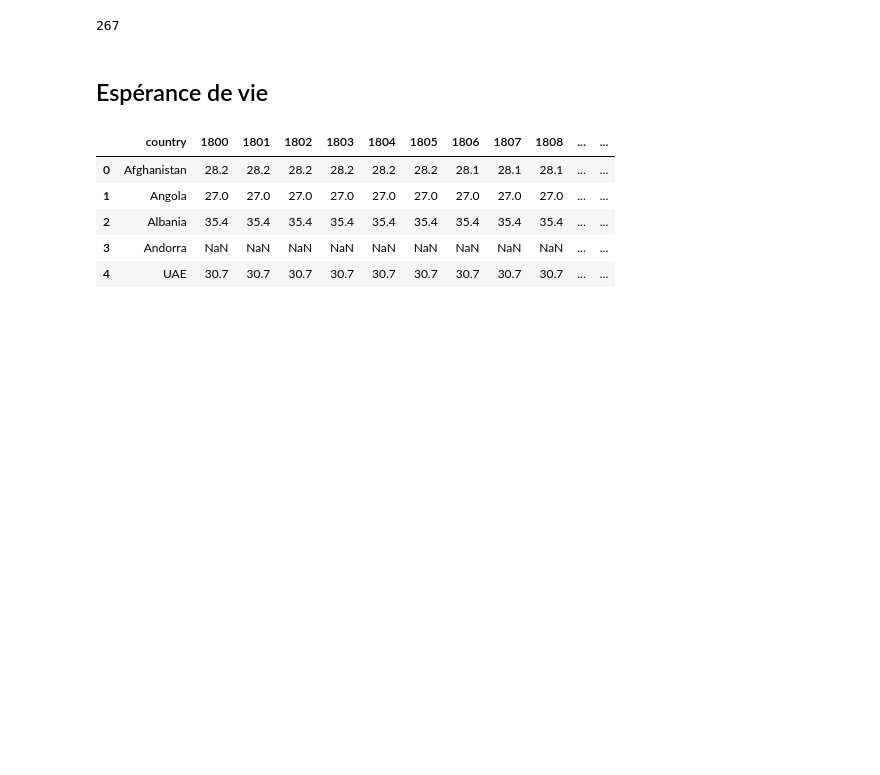
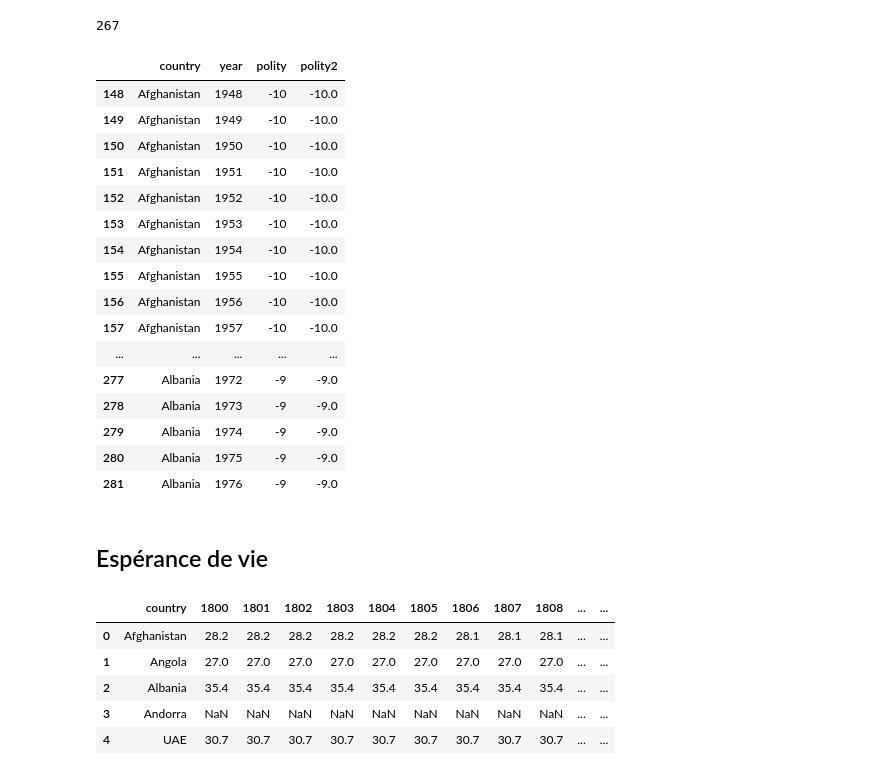
Before and after one commit to Jmuhleman/GML, a Jupyter notebook: socioeconomique/analyseExplo.ipynb, the cells around one changed output. Drawn from its saved outputs; the diff is of its cells as text; code cells hidden in the pictures; blank space fills up the shorter version.

```diff
--- a/socioeconomique/analyseExplo.ipynb
+++ b/socioeconomique/analyseExplo.ipynb
@@ -19,3 +142,33 @@ democratie.head()
 print(democratie.isna().sum().sum())
 # %% [output]
 267
+# %%
+
+# democratie[democratie['polity'] < -10]
+dem = democratie[democratie['year'] >= 1948]
+
+dem.head(100)
+
+
+#      print(democratie_tronquee.iloc[i, 0], democratie_tronquee.iloc[i, 1], democratie_tronquee.iloc[i, 2])--
+
+# dem.append({'year': democratie.iloc[i, 0], 'polity': democratie.iloc[i, 1], 'polity2': democratie.iloc[i, 2]}, ignore_index=True)
+#print(democratie.iloc[i, 0], democratie.iloc[i, 1], democratie.iloc[i, 2])
+# %% [output]
+|  | country | year | polity | polity2 |
+| 148 | Afghanistan | 1948 | -10 | -10.0 |
+| 149 | Afghanistan | 1949 | -10 | -10.0 |
+| 150 | Afghanistan | 1950 | -10 | -10.0 |
+| 151 | Afghanistan | 1951 | -10 | -10.0 |
+| 152 | Afghanistan | 1952 | -10 | -10.0 |
+| 153 | Afghanistan | 1953 | -10 | -10.0 |
+| 154 | Afghanistan | 1954 | -10 | -10.0 |
+| 155 | Afghanistan | 1955 | -10 | -10.0 |
+| 156 | Afghanistan | 1956 | -10 | -10.0 |
+| 157 | Afghanistan | 1957 | -10 | -10.0 |
+| ... | ... | ... | ... | ... |
+| 277 | Albania | 1972 | -9 | -9.0 |
+| 278 | Albania | 1973 | -9 | -9.0 |
+| 279 | Albania | 1974 | -9 | -9.0 |
+| 280 | Albania | 1975 | -9 | -9.0 |
+| 281 | Albania | 1976 | -9 | -9.0 |
```
Also changed, not shown: parts of 15 cells of this notebook, 8 other files.
